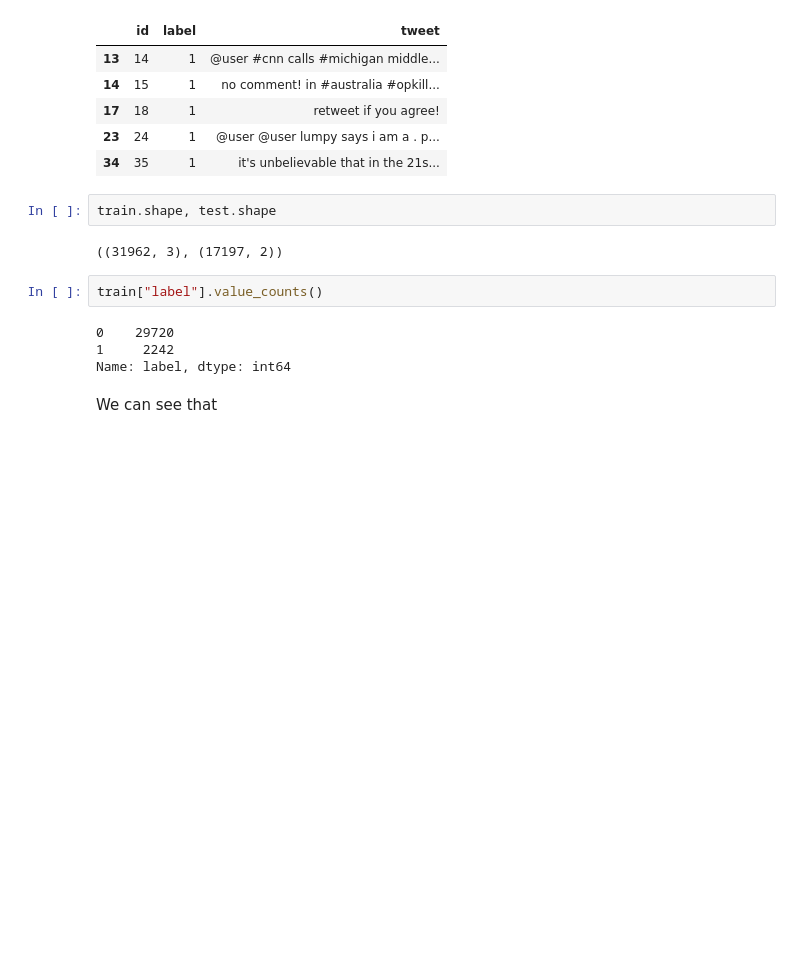
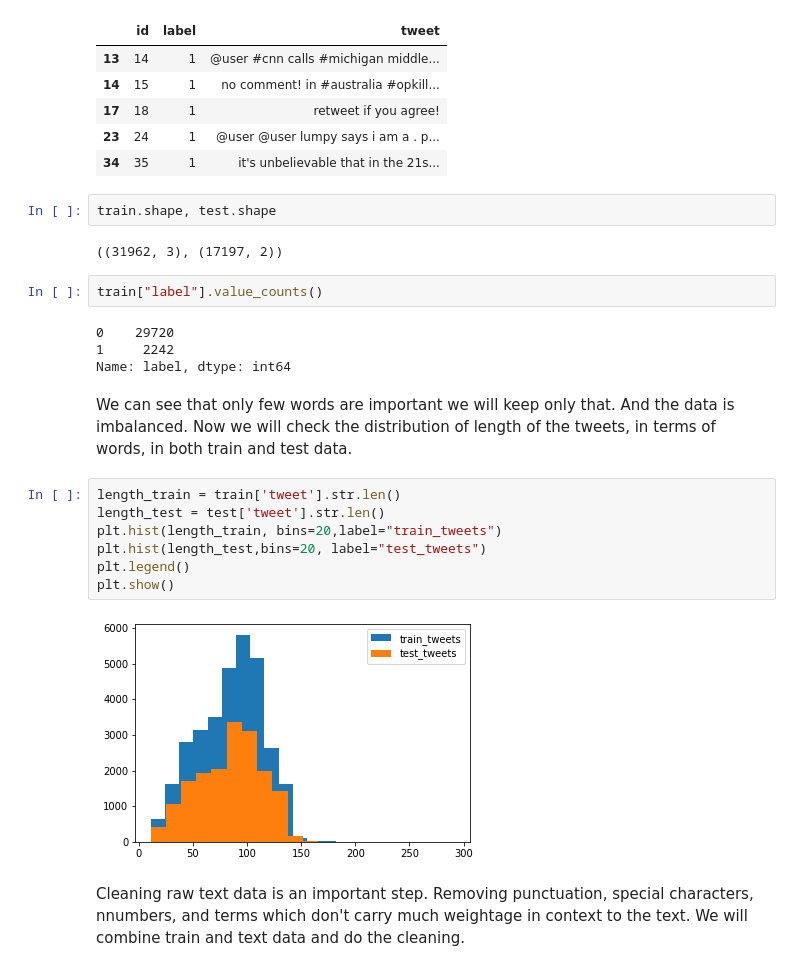
Before and after one commit to Varanasi-Akshay/Twitter_sentiment, a Jupyter notebook: Twitter_sentiment.ipynb, the cells around one changed output. Cells and saved outputs as stored; diff of their text form; blank space fills up the shorter version.

```diff
--- a/Twitter_sentiment.ipynb
+++ b/Twitter_sentiment.ipynb
@@ -47,5 +47,16 @@ train["label"].value_counts()
 0    29720
 1     2242
 Name: label, dtype: int64
-# %% [markdown]
-We can see that
+# %% [markdown]
+We can see that only few words are important we will keep only that. And the data is imbalanced. Now we will check the distribution of length of the tweets, in terms of words, in both train and test data.
+# %%
+length_train = train['tweet'].str.len()
+length_test = test['tweet'].str.len()
+plt.hist(length_train, bins=20,label="train_tweets")
+plt.hist(length_test,bins=20, label="test_tweets")
+plt.legend()
+plt.show()
+# %% [output]
+[figure, added]
+# %% [markdown]
+Cleaning raw text data is an important step. Removing punctuation, special characters, nnumbers, and terms which don't carry much weightage in context to the text. We will combine train and text data and do the cleaning.
```
Also changed, not shown: parts of 19 cells of this notebook.
